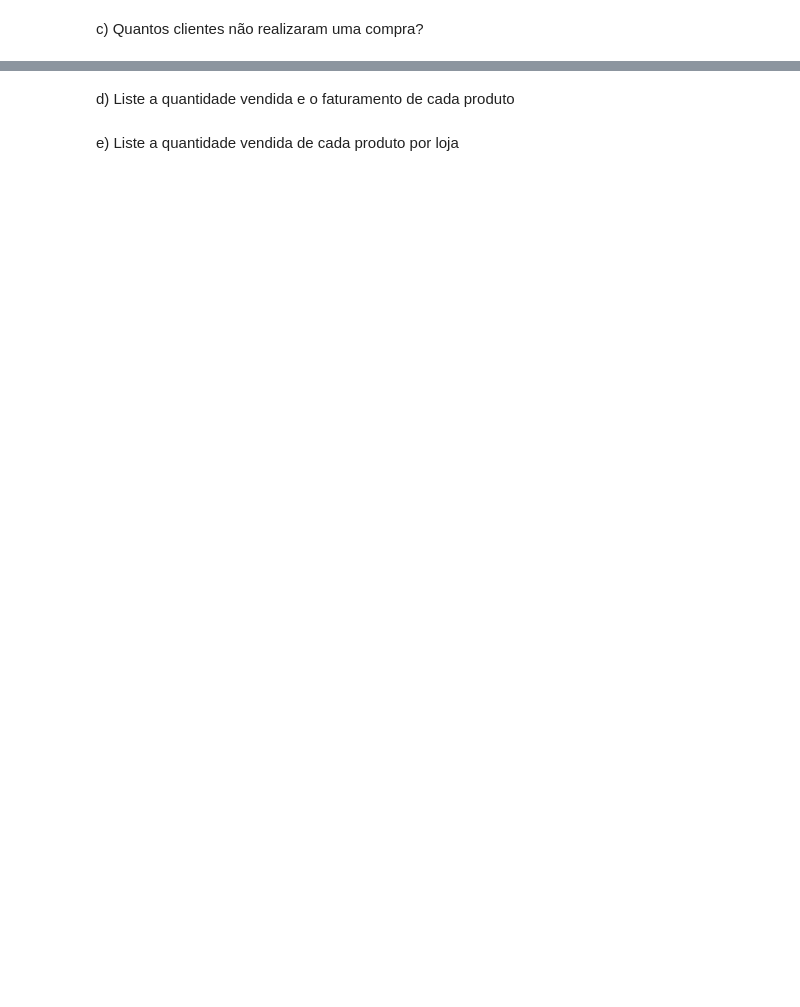
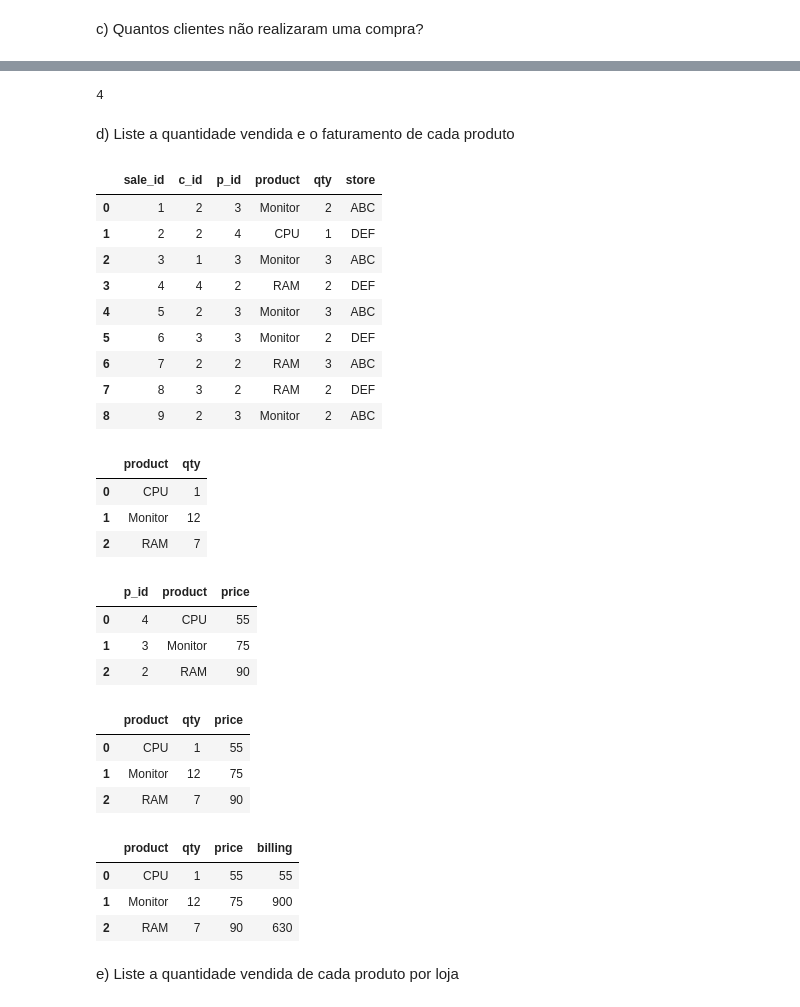
Before and after one commit to patriciacatandi/Lets_Code_Alunos, a Jupyter notebook: 02_Ferramentas_Programação/03_Pandas/Aula_4_-_Groupby_Merge.ipynb, the cells around one changed output, grey strips where cells are left out. Saved outputs shown, nothing was run; the diff lists cells and outputs as text; code cells hidden in the pictures; blank space fills up the shorter version.

```diff
--- a/02_Ferramentas_Programação/03_Pandas/Aula_4_-_Groupby_Merge.ipynb
+++ b/02_Ferramentas_Programação/03_Pandas/Aula_4_-_Groupby_Merge.ipynb
@@ -419,4 +680,62 @@ c) Quantos clientes não realizaram uma compra?
+# %%
+c_naocompraram = customer.value_counts().sum() - c_compraram.value_counts().sum()
+c_naocompraram
+# %% [output]
+4
 # %% [markdown]
 d) Liste a quantidade vendida e o faturamento de cada produto
+# %%
+sales
+# %% [output]
+|  | sale_id | c_id | p_id | product | qty | store |
+| 0 | 1 | 2 | 3 | Monitor | 2 | ABC |
+| 1 | 2 | 2 | 4 | CPU | 1 | DEF |
+| 2 | 3 | 1 | 3 | Monitor | 3 | ABC |
+| 3 | 4 | 4 | 2 | RAM | 2 | DEF |
+| 4 | 5 | 2 | 3 | Monitor | 3 | ABC |
+| 5 | 6 | 3 | 3 | Monitor | 2 | DEF |
+| 6 | 7 | 2 | 2 | RAM | 3 | ABC |
+| 7 | 8 | 3 | 2 | RAM | 2 | DEF |
+| 8 | 9 | 2 | 3 | Monitor | 2 | ABC |
+# %%
+qtde_vendida = sales.groupby('product')[["qty"]].sum()
+qtde_vendida.reset_index(inplace=True)
+qtde_vendida
+# %% [output]
+|  | product | qty |
+| 0 | CPU | 1 |
+| 1 | Monitor | 12 |
+| 2 | RAM | 7 |
+# %%
+price_products = products.copy()
+
+for i in nao_vendidos["product"]:
+    price_products.drop(price_products[price_products["product"] == i].index, inplace=True)
+
+price_products.sort_values(['product'], inplace=True)
+price_products.reset_index(inplace=True)
+price_products.drop(columns="index", inplace=True)
+price_products
+# %% [output]
+|  | p_id | product | price |
+| 0 | 4 | CPU | 55 |
+| 1 | 3 | Monitor | 75 |
+| 2 | 2 | RAM | 90 |
+# %%
+qtde_vendida["price"] = price_products[["price"]]
+qtde_vendida
+# %% [output]
+|  | product | qty | price |
+| 0 | CPU | 1 | 55 |
+| 1 | Monitor | 12 | 75 |
+| 2 | RAM | 7 | 90 |
+# %%
+qtde_vendida["billing"] = (qtde_vendida["qty"]*qtde_vendida["price"])
+qtde_vendida
+# %% [output]
+|  | product | qty | price | billing |
+| 0 | CPU | 1 | 55 | 55 |
+| 1 | Monitor | 12 | 75 | 900 |
+| 2 | RAM | 7 | 90 | 630 |
 # %% [markdown]
 e) Liste a quantidade vendida de cada produto por loja
```
Also changed, not shown: parts of 27 cells of this notebook, 1 other file.
